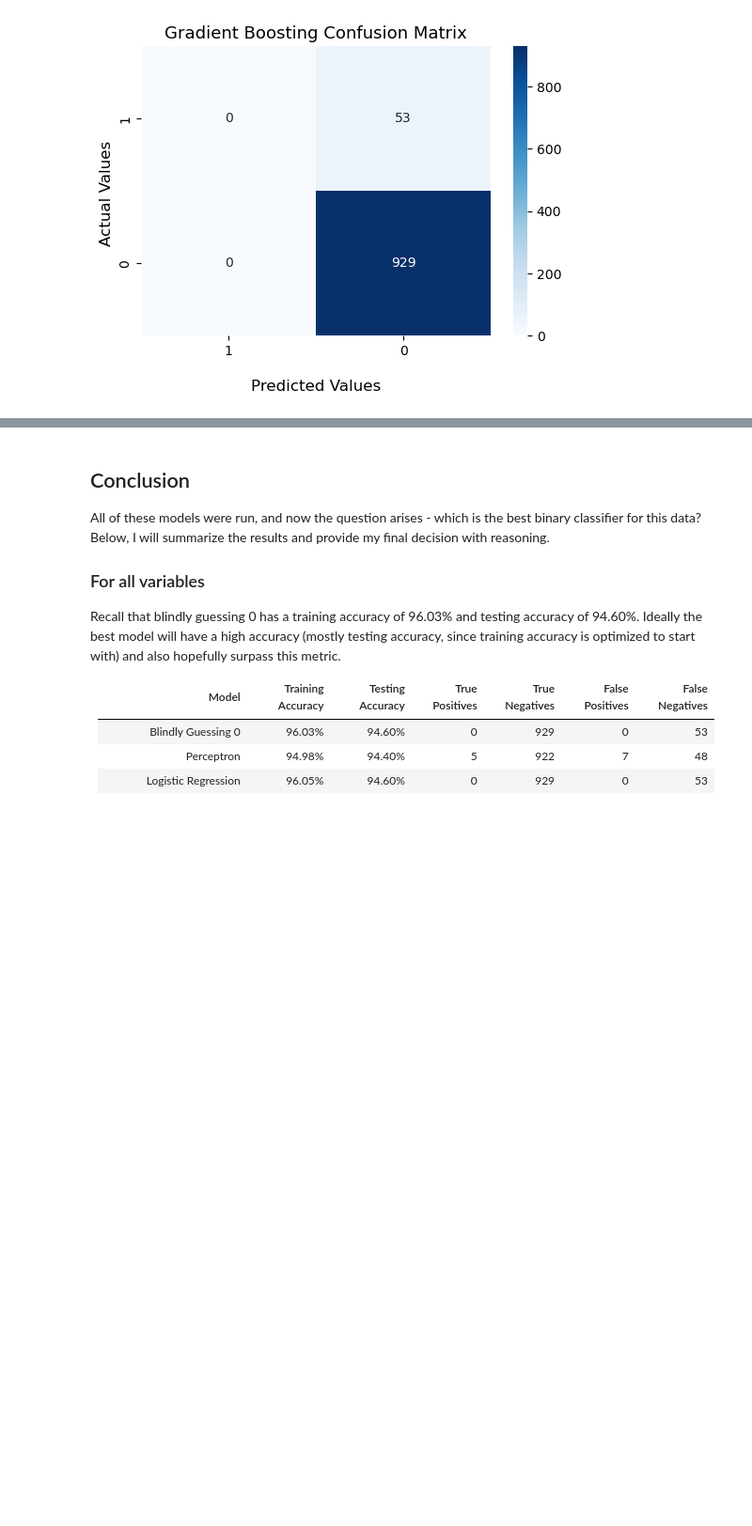
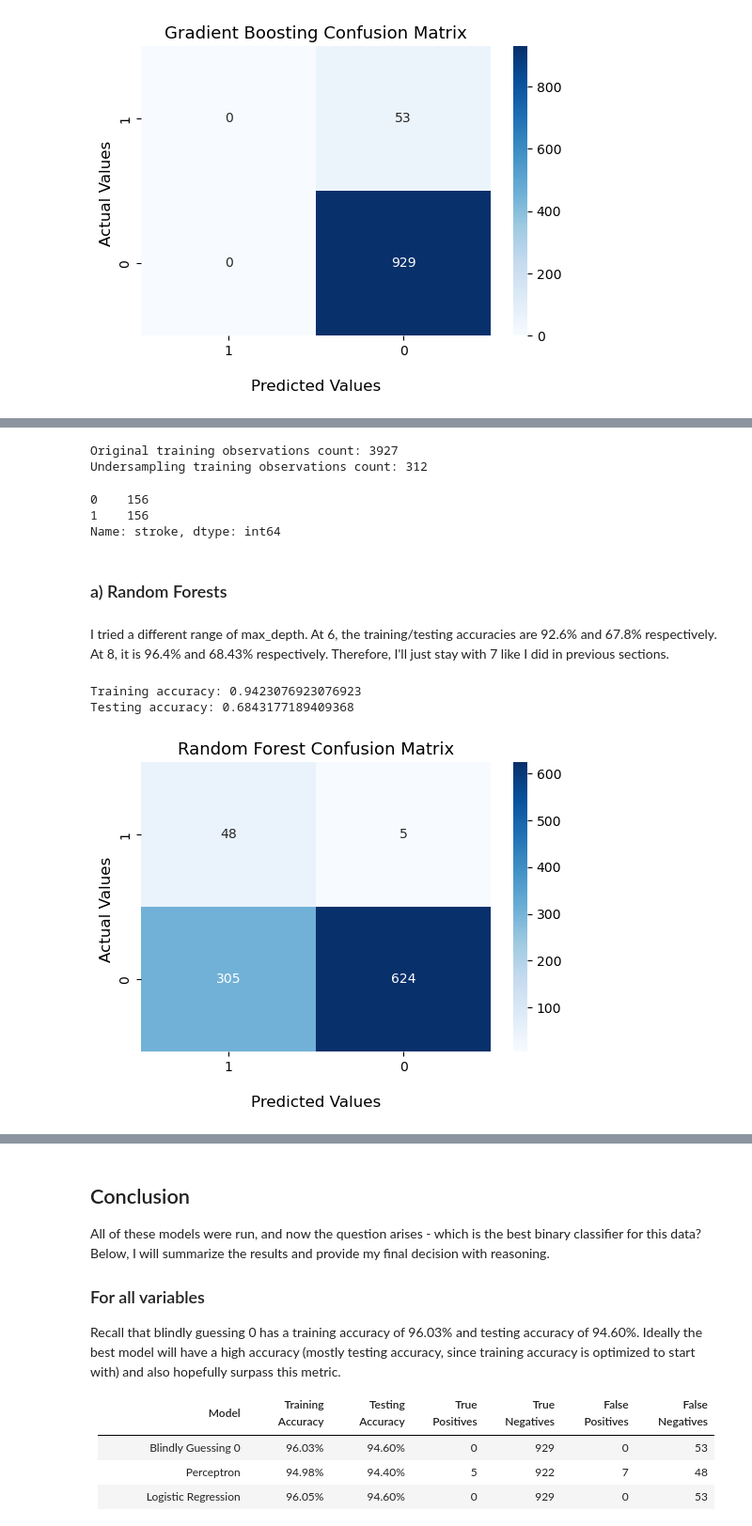
Before and after one commit to kary5678/INDE-577, a Jupyter notebook: supervised-learning/class_exercise_3-31/stroke_classifier.ipynb, the cells around one changed output, grey strips where cells are left out. Shown at 94% size. Cells and saved outputs as stored; diff of their text form; code cells hidden in the pictures; blank space fills up the shorter version.

Commit message:
Add random undersampling/oversampling to stroke exercise notebook

```diff
--- a/supervised-learning/class_exercise_3-31/stroke_classifier.ipynb
+++ b/supervised-learning/class_exercise_3-31/stroke_classifier.ipynb
@@ -925,0 +939,37 @@ plt.show()
+# %%
+rus = RandomUnderSampler(random_state = 42)
+X_rus, y_rus = rus.fit_resample(X_train2, y_train)
+
+print("Original training observations count:", len(y_train))
+print("Undersampling training observations count:", len(y_rus))
+# %% [output]
+Original training observations count: 3927
+Undersampling training observations count: 312
+# %%
+# Stroke values distribution after undersampling majority of 0s
+y_rus.value_counts()
+# %% [output]
+0    156
+1    156
+Name: stroke, dtype: int64
+# %% [markdown]
+### a) Random Forests
+# %% [markdown]
+I tried a different range of max_depth. At 6, the training/testing accuracies are 92.6% and 67.8% respectively. At 8, it is 96.4% and 68.43% respectively. Therefore, I'll just stay with 7 like I did in previous sections.
+# %%
+forest_model_rus = RandomForestClassifier(
+    max_depth = 7, n_estimators = 500, bootstrap = True, n_jobs = -1, random_state = 42)
+forest_model_rus.fit(X_rus, y_rus)
+
+print("Training accuracy:", forest_model_rus.score(X_rus, y_rus))
+print("Testing accuracy:", forest_model_rus.score(X_test2, y_test))
+# %% [output]
+Training accuracy: 0.9423076923076923
+Testing accuracy: 0.6843177189409368
+# %%
+y_pred = forest_model_rus.predict(X_test2)
+plot_confusion_matrix(y_test, y_pred)
+plt.title("Random Forest Confusion Matrix", fontsize = 13)
+plt.show()
+# %% [output]
+[figure, added]
```
Also changed, not shown: parts of 19 cells of this notebook.
